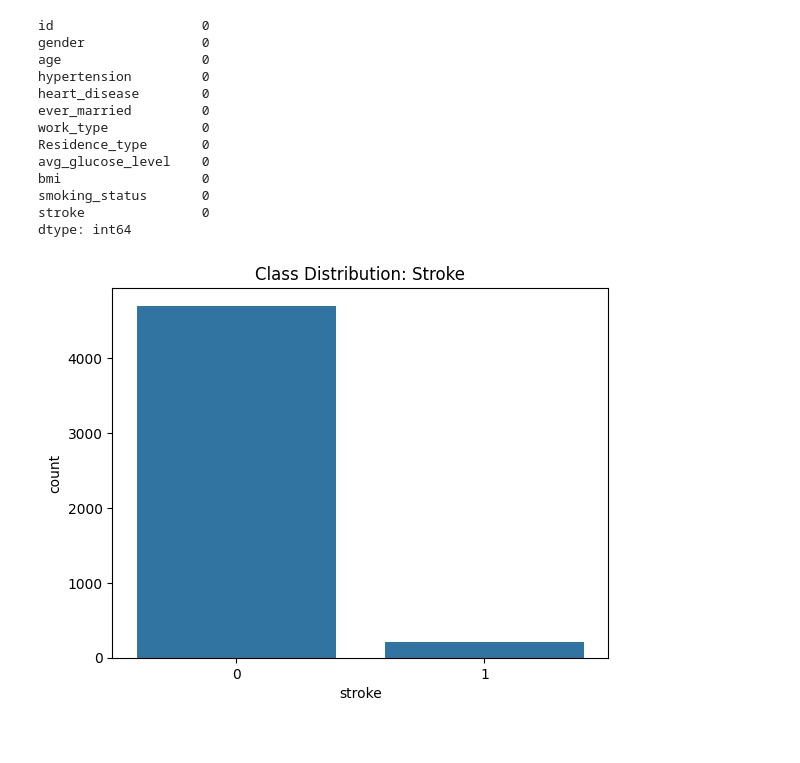
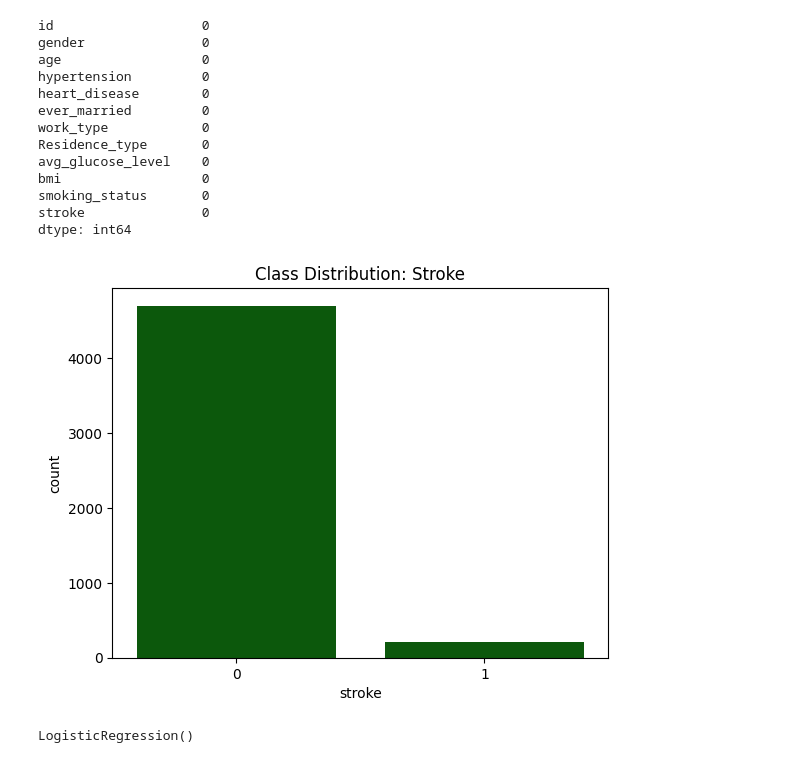
Before and after one commit to Zachery-Davis/Data-Mining-Project-5, a Jupyter notebook: Project5.ipynb, the cells around one changed output. Cells and saved outputs as stored; diff of their text form; code cells hidden in the pictures.

Commit message:
Logistic Regression

```diff
--- a/Project5.ipynb
+++ b/Project5.ipynb
@@ -32,8 +34,7 @@ Data columns (total 12 columns):
 75%           114.090000    33.100000     0.000000
 max           271.740000    97.600000     1.000000
 # %%
-if 'bmi' in df.columns:
-    df = df.dropna(subset=['bmi'])
+df = df.dropna(subset=['bmi'])
 print(df.isnull().sum())
 # %% [output]
 id                   0
@@ -50,11 +51,11 @@ smoking_status       0
 stroke               0
 dtype: int64
 # %%
-sns.countplot(x='stroke', data=df)
+sns.countplot(x='stroke', data=df, color='darkgreen')
 plt.title('Class Distribution: Stroke')
 plt.show()
 # %% [output]
-[figure, old version]
+[figure, new version]
 # %%
 label_encoders = {}
 for column in ['gender', 'ever_married', 'work_type', 'Residence_type', 'smoking_status']:
@@ -78,6 +79,8 @@ X_train = scaler.fit_transform(X_train)
 X_test = scaler.transform(X_test)
 # %%
 rf_model = RandomForestClassifier(random_state=0)
+lr_model = LogisticRegression()
+
 skf = StratifiedKFold(n_splits=5, shuffle=True, random_state=0)
 
 accuracies = []
@@ -92,3 +95,6 @@ for train_idx, val_idx in skf.split(X_train, y_train):
     roc_auc_scores.append(roc_auc_score(y_fold_val, rf_model.predict_proba(X_fold_val)[:, 1]))
 
 rf_model.fit(X_train, y_train)
+lr_model.fit(X_train, y_train)
+# %% [output]
+LogisticRegression()
```
Also changed, not shown: parts of 6 cells of this notebook.
